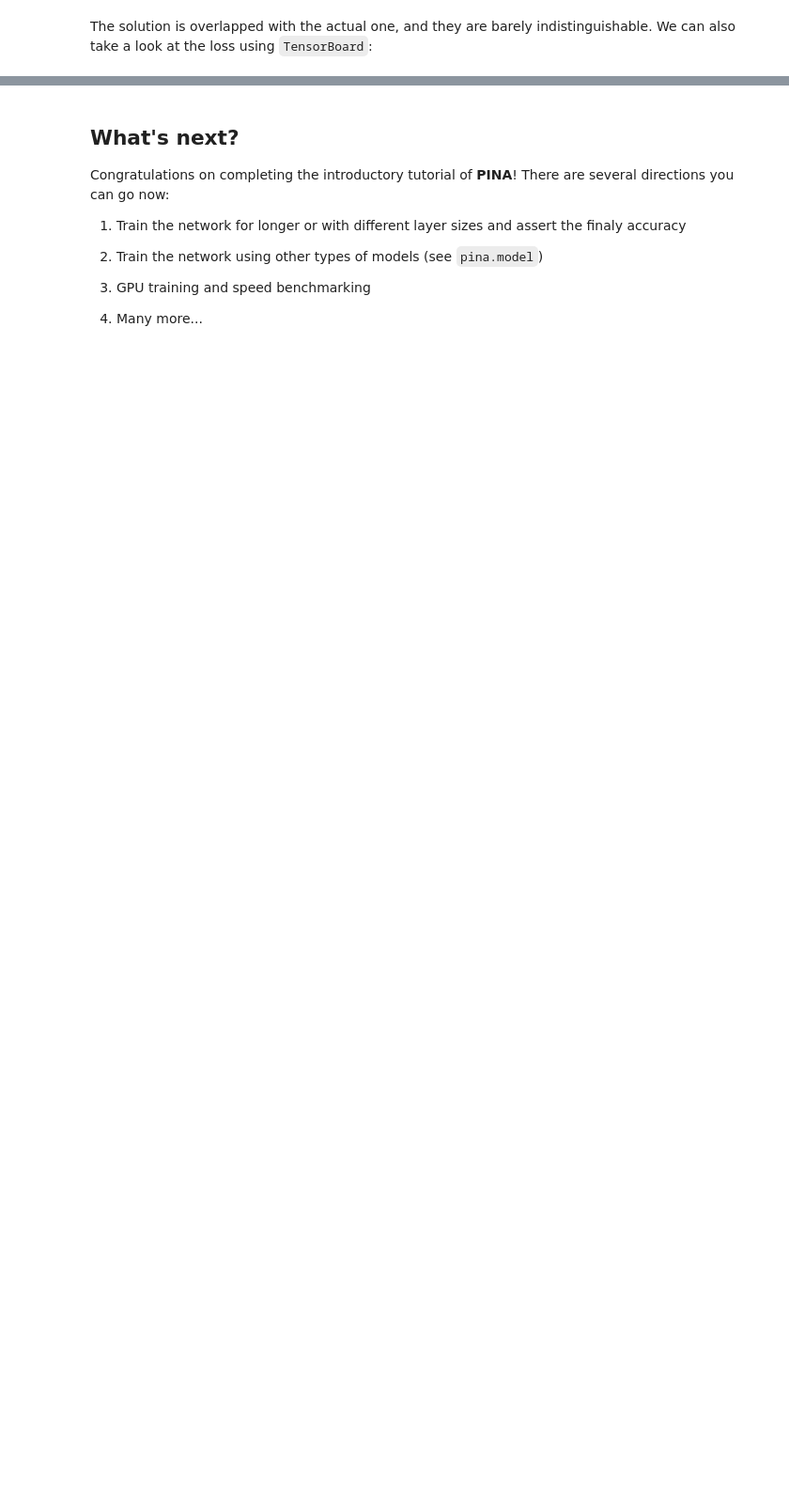
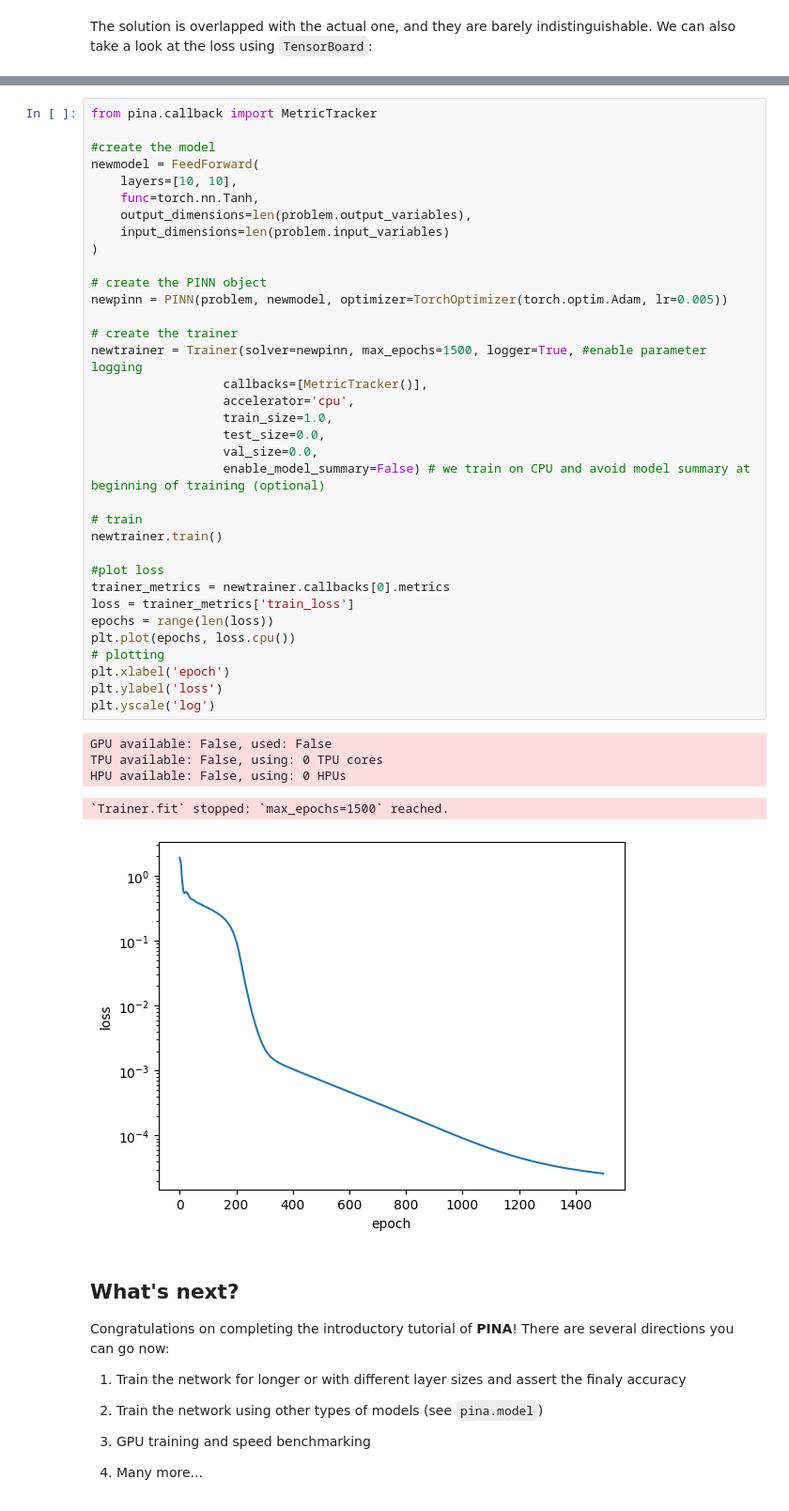
Before and after one commit to mathLab/PINA, a Jupyter notebook: tutorials/tutorial1/tutorial.ipynb, the cells around one changed output, grey strips where cells are left out. Shown: that part at 94% size. Saved outputs shown, nothing was run; the diff lists cells and outputs as text; blank space fills up the shorter version.

```diff
--- a/tutorials/tutorial1/tutorial.ipynb
+++ b/tutorials/tutorial1/tutorial.ipynb
@@ -255,3 +264,44 @@ As we can see the loss has not reached a minimum, suggesting that we could train
+# %%
+from pina.callback import MetricTracker
+
+#create the model
+newmodel = FeedForward(
+    layers=[10, 10],
+    func=torch.nn.Tanh,
+    output_dimensions=len(problem.output_variables),
+    input_dimensions=len(problem.input_variables)
+)
+
+# create the PINN object
+newpinn = PINN(problem, newmodel, optimizer=TorchOptimizer(torch.optim.Adam, lr=0.005))
+
+# create the trainer
+newtrainer = Trainer(solver=newpinn, max_epochs=1500, logger=True, #enable parameter logging
+                  callbacks=[MetricTracker()],
+                  accelerator='cpu',
+                  train_size=1.0,
+                  test_size=0.0,
+                  val_size=0.0,
+                  enable_model_summary=False) # we train on CPU and avoid model summary at beginning of training (optional)
+
+# train
+newtrainer.train()
+
+#plot loss
+trainer_metrics = newtrainer.callbacks[0].metrics
+loss = trainer_metrics['train_loss']
+epochs = range(len(loss))
+plt.plot(epochs, loss.cpu())
+# plotting
+plt.xlabel('epoch')
+plt.ylabel('loss')
+plt.yscale('log')
+# %% [output]
+GPU available: False, used: False
+TPU available: False, using: 0 TPU cores
+HPU available: False, using: 0 HPUs
+`Trainer.fit` stopped: `max_epochs=1500` reached.
+[figure, added]
 # %% [markdown]
 ## What's next?
 
```
Also changed, not shown: parts of 9 cells of this notebook, 26 other files.
